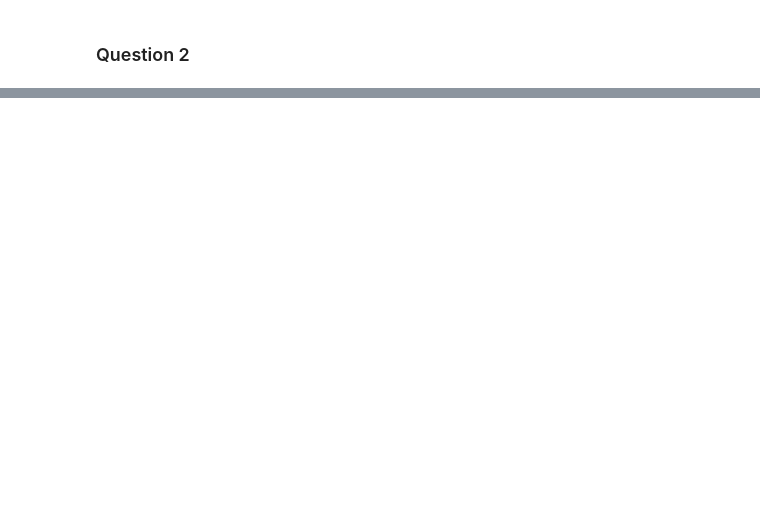
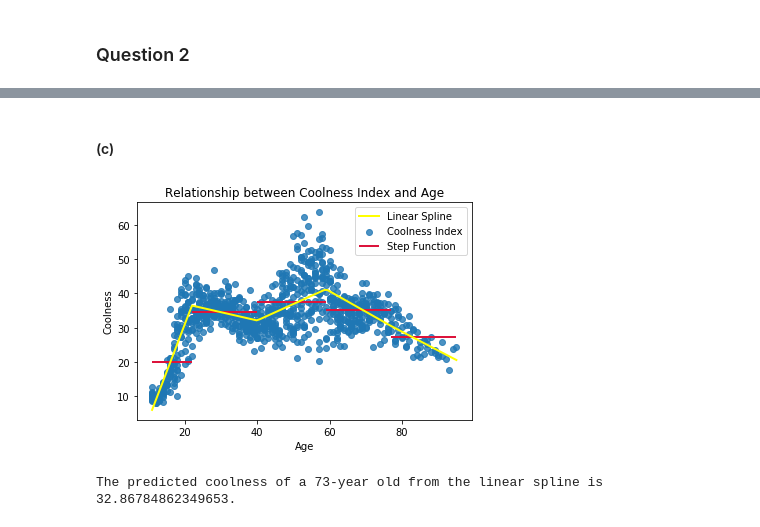
Before and after one commit to linghui-wu/persp-model-econ_w20, a Jupyter notebook: ProblemSets/PS7/PS7_solutions.ipynb, the cells around one changed output, grey strips where cells are left out. Cells and saved outputs as stored; diff of their text form; code cells hidden in the pictures; blank space fills up the shorter version.

```diff
--- a/ProblemSets/PS7/PS7_solutions.ipynb
+++ b/ProblemSets/PS7/PS7_solutions.ipynb
@@ -200,0 +275,24 @@ Compared to (a) and (b), the error rates increase greatly, while the error rate
+# %% [markdown]
+#### (c)
+# %%
+from scipy.interpolate import LSQUnivariateSpline
+t = np.array([22, 40, 59, 77])
+cool.sort_index(0, ascending=True, inplace=True)
+group = cool.groupby("age", as_index=False).mean()
+linear_spline = LSQUnivariateSpline(group["age"].values, group["coolness"].values, t, k=1)
+age_vals = np.linspace(cool["age"].min(), cool["age"].max(), 100)
+
+plt.scatter(cool["age"], cool["coolness"], alpha=0.8, label="Coolness Index")
+plt.hlines(vals, x_min, x_max, color="crimson", lw=2, label="Step Function")
+plt.plot(age_vals, linear_spline(age_vals), color="yellow", lw=2, label="Linear Spline")
+plt.xlabel("Age")
+plt.ylabel("Coolness")
+plt.legend(loc="best")
+plt.title("Relationship between Coolness Index and Age");
+# %% [output]
+[figure, added]
+# %%
+pred_coolness2 = linear_spline(73)
+print("The predicted coolness of a 73-year old from the linear spline is {}.".format(pred_coolness2))
+# %% [output]
+The predicted coolness of a 73-year old from the linear spline is 32.86784862349653.
```
Also changed, not shown: parts of 20 cells of this notebook, 1 other file.
